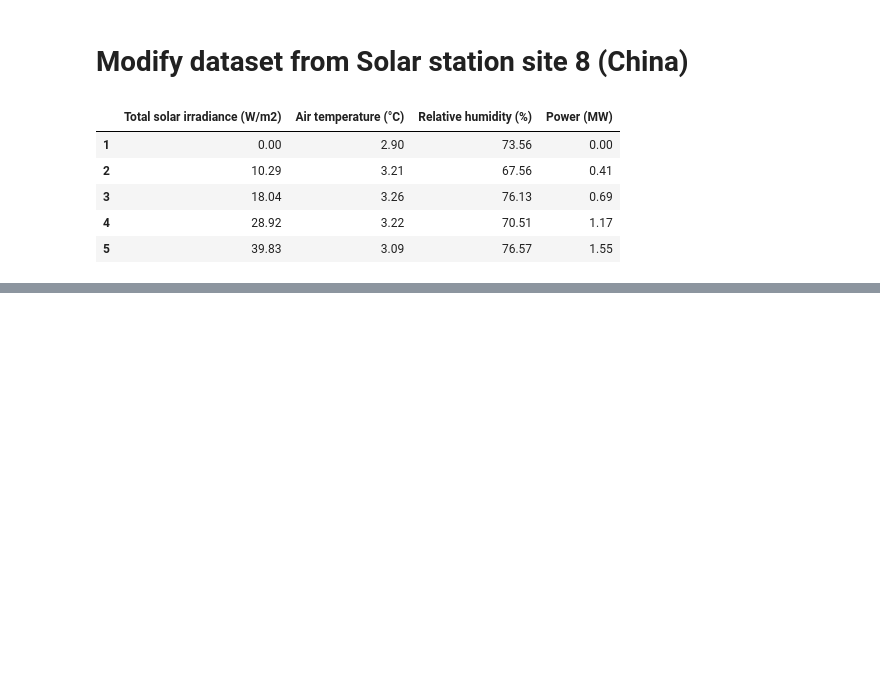
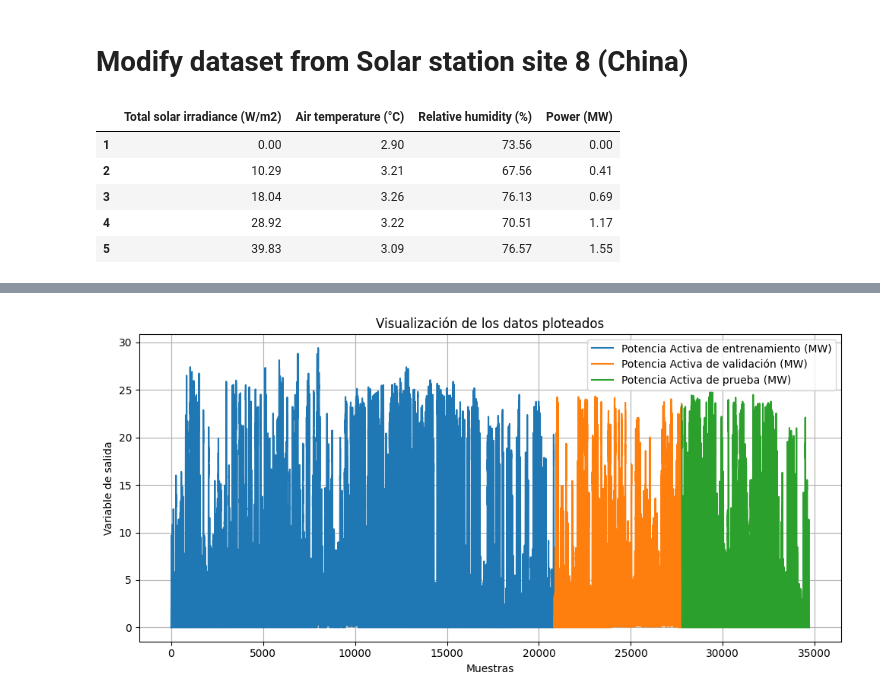
Before and after one commit to BQC21/VMD_STL_Parallel_TimesNet_BiLSTM, a Jupyter notebook: notebooks/Study_data_figshare.ipynb, the cells around one changed output, grey strips where cells are left out. Cells and saved outputs as stored; diff of their text form; code cells hidden in the pictures; blank space fills up the shorter version.

```diff
--- a/notebooks/Study_data_figshare.ipynb
+++ b/notebooks/Study_data_figshare.ipynb
@@ -24,0 +33,19 @@ plt.legend(); plt.grid(True); plt.tight_layout(); plt.show()
+# %%
+n = len(Dataset)
+train_n = int(n * 0.6)
+valid_n = int(n * 0.2)
+test_n = int(n * 0.2)
+
+train_data = Dataset.iloc[:train_n]
+valid_data = Dataset.iloc[train_n:train_n+valid_n]
+test_data = Dataset.iloc[train_n+valid_n:]
+# %%
+plt.figure(figsize=(10,5))
+plt.plot(train_data.index, train_data["Power (MW)"], label='Potencia Activa de entrenamiento (MW)')
+plt.plot(valid_data.index, valid_data["Power (MW)"], label='Potencia Activa de validación (MW)')
+plt.plot(test_data.index, test_data["Power (MW)"], label='Potencia Activa de prueba (MW)')
+plt.title('Visualización de los datos ploteados')
+plt.xlabel('Muestras'); plt.ylabel('Variable de salida')
+plt.legend(); plt.grid(True); plt.tight_layout(); plt.show()
+# %% [output]
+[figure, added]
```
Also changed, not shown: parts of 4 cells of this notebook, 2 other files.
